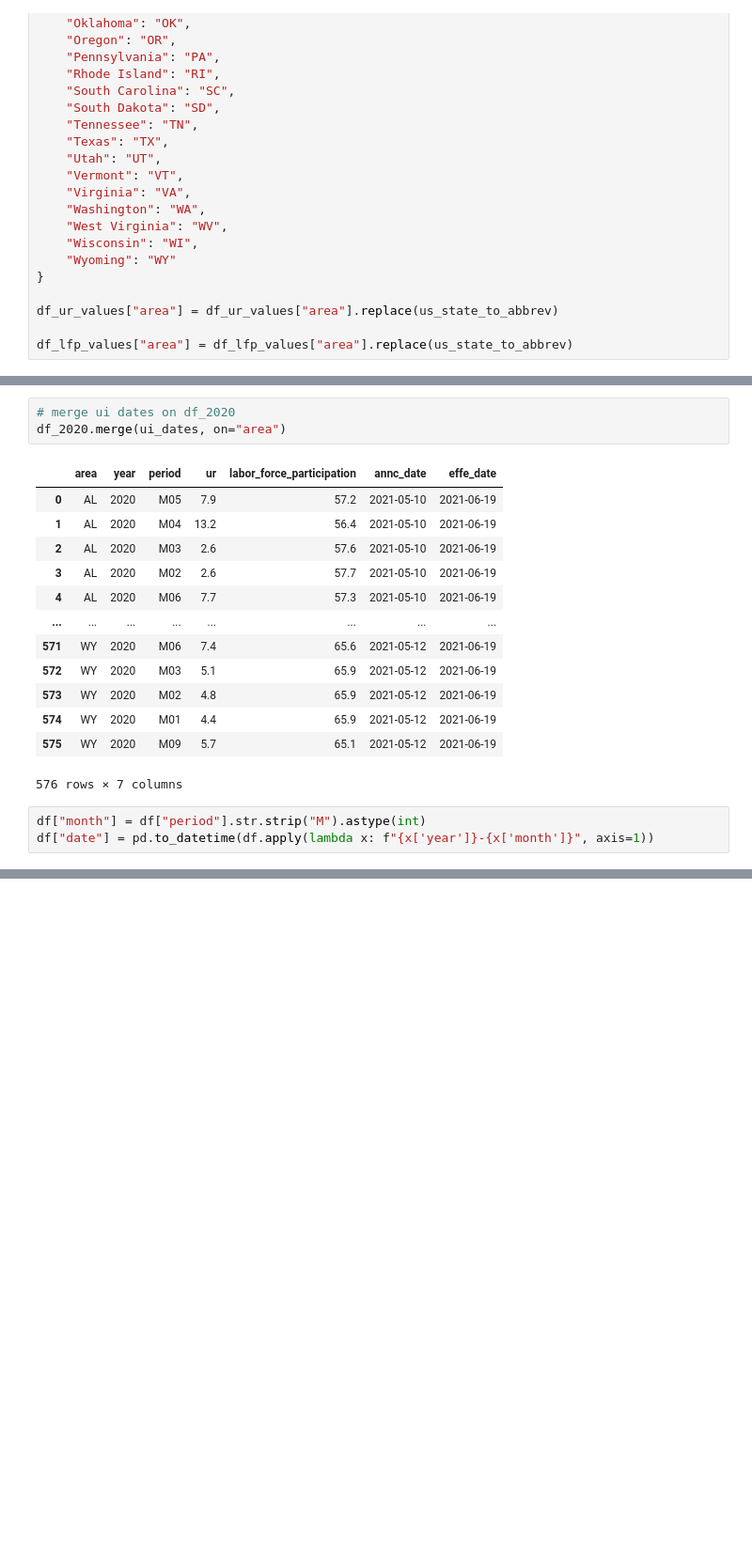
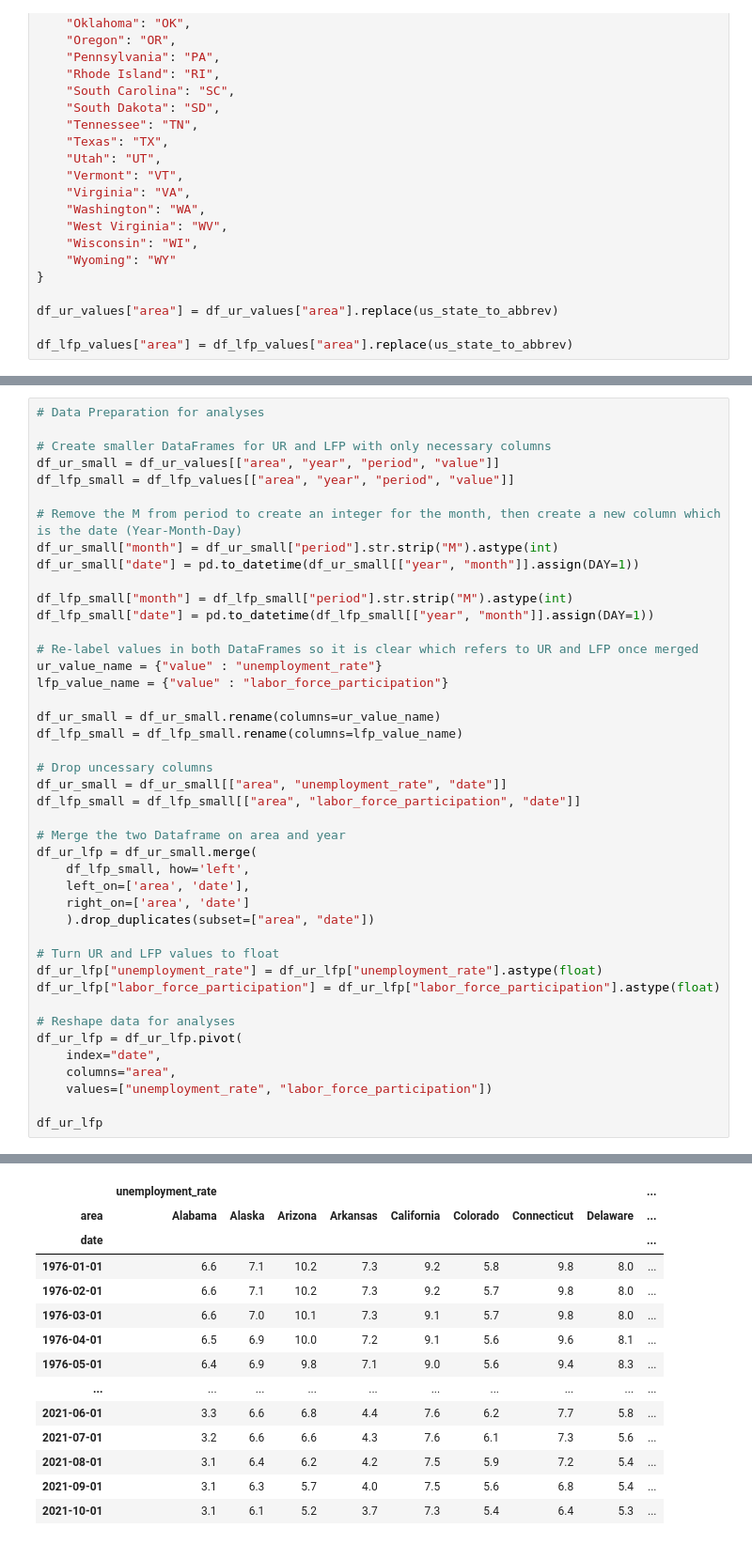
Before and after one commit to vgm236/ferrante_moreira_data_project, a Jupyter notebook: app/ferrante_moreira_project.ipynb, the cells around one changed output, grey strips where cells are left out. Shown at 94% size. Drawn from its saved outputs; the diff is of its cells as text; blank space fills up the shorter version.

Commit message:
Data Merged and Reshaped

```diff
--- a/app/ferrante_moreira_project.ipynb
+++ b/app/ferrante_moreira_project.ipynb
@@ -534,20 +504,44 @@ df_2020 = ur_2020.merge(lfp_2020)
-# %%
-# merge ui dates on df_2020
-df_2020.merge(ui_dates, on="area")
-# %% [output]
-|  | area | year | period | ur | labor_force_participation | annc_date | effe_date |
-| 0 | AL | 2020 | M05 | 7.9 | 57.2 | 2021-05-10 | 2021-06-19 |
-| 1 | AL | 2020 | M04 | 13.2 | 56.4 | 2021-05-10 | 2021-06-19 |
-| 2 | AL | 2020 | M03 | 2.6 | 57.6 | 2021-05-10 | 2021-06-19 |
-| 3 | AL | 2020 | M02 | 2.6 | 57.7 | 2021-05-10 | 2021-06-19 |
-| 4 | AL | 2020 | M06 | 7.7 | 57.3 | 2021-05-10 | 2021-06-19 |
-| ... | ... | ... | ... | ... | ... | ... | ... |
-| 571 | WY | 2020 | M06 | 7.4 | 65.6 | 2021-05-12 | 2021-06-19 |
-| 572 | WY | 2020 | M03 | 5.1 | 65.9 | 2021-05-12 | 2021-06-19 |
-| 573 | WY | 2020 | M02 | 4.8 | 65.9 | 2021-05-12 | 2021-06-19 |
-| 574 | WY | 2020 | M01 | 4.4 | 65.9 | 2021-05-12 | 2021-06-19 |
-| 575 | WY | 2020 | M09 | 5.7 | 65.1 | 2021-05-12 | 2021-06-19 |
-576 rows × 7 columns
-# %%
-df["month"] = df["period"].str.strip("M").astype(int)
-df["date"] = pd.to_datetime(df.apply(lambda x: f"{x['year']}-{x['month']}", axis=1))
+# %%
+# Data Preparation for analyses
+
+# Create smaller DataFrames for UR and LFP with only necessary columns
+df_ur_small = df_ur_values[["area", "year", "period", "value"]]
+df_lfp_small = df_lfp_values[["area", "year", "period", "value"]]
+
+# Remove the M from period to create an integer for the month, then create a new column which is the date (Year-Month-Day)
+df_ur_small["month"] = df_ur_small["period"].str.strip("M").astype(int)
+df_ur_small["date"] = pd.to_datetime(df_ur_small[["year", "month"]].assign(DAY=1))
+
+df_lfp_small["month"] = df_lfp_small["period"].str.strip("M").astype(int)
+df_lfp_small["date"] = pd.to_datetime(df_lfp_small[["year", "month"]].assign(DAY=1))
+
+# Re-label values in both DataFrames so it is clear which refers to UR and LFP once merged
+ur_value_name = {"value" : "unemployment_rate"}
+lfp_value_name = {"value" : "labor_force_participation"}
+
+df_ur_small = df_ur_small.rename(columns=ur_value_name)
+df_lfp_small = df_lfp_small.rename(columns=lfp_value_name)
+
+# Drop uncessary columns
+df_ur_small = df_ur_small[["area", "unemployment_rate", "date"]]
+df_lfp_small = df_lfp_small[["area", "labor_force_participation", "date"]]
+
+# Merge the two Dataframe on area and year
+df_ur_lfp = df_ur_small.merge(
+    df_lfp_small, how='left',
+    left_on=['area', 'date'],
+    right_on=['area', 'date']
+    ).drop_duplicates(subset=["area", "date"])
+
+# Turn UR and LFP values to float
+df_ur_lfp["unemployment_rate"] = df_ur_lfp["unemployment_rate"].astype(float)
+df_ur_lfp["labor_force_participation"] = df_ur_lfp["labor_force_participation"].astype(float)
+
+# Reshape data for analyses
+df_ur_lfp = df_ur_lfp.pivot(
+    index="date",
+    columns="area",
+    values=["unemployment_rate", "labor_force_participation"])
+
+df_ur_lfp
+# %% [output]
@@ -553,0 +568,14 @@ df["date"] = pd.to_datetime(df.apply(lambda x: f"{x['year']}-{x['month']}", axis
+|  | unemployment_rate |  |  |  |  |  |  |  | ... |
+| area | Alabama | Alaska | Arizona | Arkansas | California | Colorado | Connecticut | Delaware | ... |
+| date |  |  |  |  |  |  |  |  | ... |
+| 1976-01-01 | 6.6 | 7.1 | 10.2 | 7.3 | 9.2 | 5.8 | 9.8 | 8.0 | ... |
+| 1976-02-01 | 6.6 | 7.1 | 10.2 | 7.3 | 9.2 | 5.7 | 9.8 | 8.0 | ... |
+| 1976-03-01 | 6.6 | 7.0 | 10.1 | 7.3 | 9.1 | 5.7 | 9.8 | 8.0 | ... |
+| 1976-04-01 | 6.5 | 6.9 | 10.0 | 7.2 | 9.1 | 5.6 | 9.6 | 8.1 | ... |
+| 1976-05-01 | 6.4 | 6.9 | 9.8 | 7.1 | 9.0 | 5.6 | 9.4 | 8.3 | ... |
+| ... | ... | ... | ... | ... | ... | ... | ... | ... | ... |
+| 2021-06-01 | 3.3 | 6.6 | 6.8 | 4.4 | 7.6 | 6.2 | 7.7 | 5.8 | ... |
+| 2021-07-01 | 3.2 | 6.6 | 6.6 | 4.3 | 7.6 | 6.1 | 7.3 | 5.6 | ... |
+| 2021-08-01 | 3.1 | 6.4 | 6.2 | 4.2 | 7.5 | 5.9 | 7.2 | 5.4 | ... |
+| 2021-09-01 | 3.1 | 6.3 | 5.7 | 4.0 | 7.5 | 5.6 | 6.8 | 5.4 | ... |
+| 2021-10-01 | 3.1 | 6.1 | 5.2 | 3.7 | 7.3 | 5.4 | 6.4 | 5.3 | ... |
```
Also changed, not shown: parts of 8 cells of this notebook.
